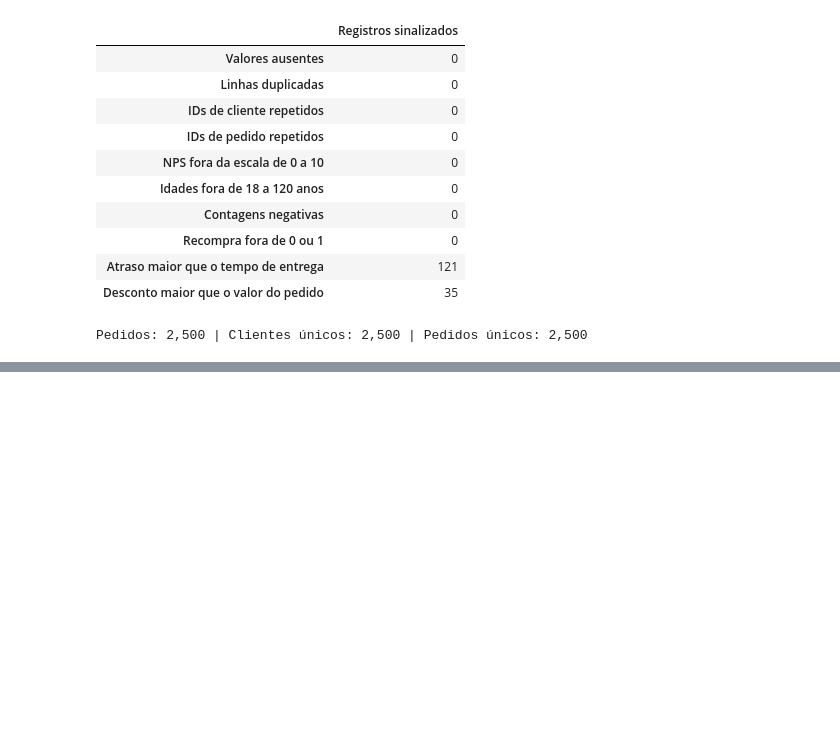
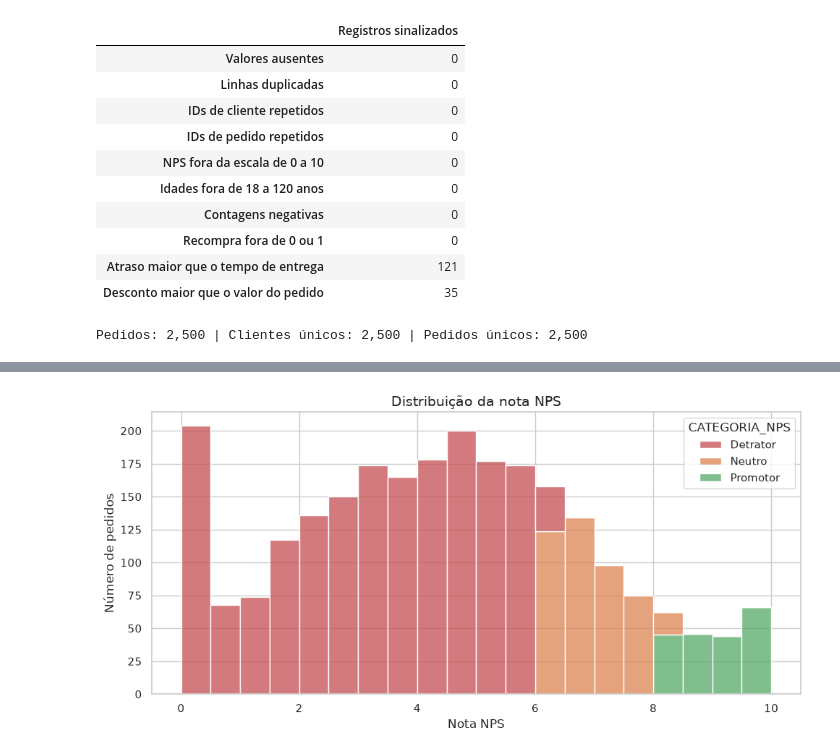
Before and after one commit to Caetanodassis/tech-challenge-fase1-nps-preditivo, a Jupyter notebook: notebooks/01_eda_negocio.ipynb, the cells around one changed output, grey strips where cells are left out. Cells and saved outputs as stored; diff of their text form; code cells hidden in the pictures; blank space fills up the shorter version.

```diff
--- a/notebooks/01_eda_negocio.ipynb
+++ b/notebooks/01_eda_negocio.ipynb
@@ -658,0 +233,22 @@ Name: RECOMPRA_30D, dtype: str
+# %%
+df_colunas_renomeadas['CATEGORIA_NPS'] = pd.cut(
+    df_colunas_renomeadas['PONTUACAO_NPS'],
+    bins=[-float('inf'), 6, 8, float('inf')],
+    labels=['Detrator', 'Neutro', 'Promotor'],
+)
+
+# Marcações simples que uso nas comparações das próximas seções
+df_colunas_renomeadas['DETRATOR'] = (df_colunas_renomeadas['PONTUACAO_NPS'] <= 6).astype(int)
+df_colunas_renomeadas['TEVE_ATRASO'] = df_colunas_renomeadas['ATRASO_ENTREGA_DIAS'] > 0
+df_colunas_renomeadas['TEVE_RECLAMACAO'] = df_colunas_renomeadas['CONTAGEM_RECLAMACOES'] > 0
+df_colunas_renomeadas['MAIS_DE_1_TENTATIVA'] = df_colunas_renomeadas['TENTATIVAS_ENTREGA'] > 1
+
+resumo_nps = df_colunas_renomeadas['CATEGORIA_NPS'].value_counts().reindex(['Detrator', 'Neutro', 'Promotor']).to_frame('Pedidos')
+resumo_nps['Percentual'] = resumo_nps['Pedidos'] / len(df_colunas_renomeadas) * 100
+display(resumo_nps.round(1))
+
+pct_promotores = resumo_nps.loc['Promotor', 'Percentual']
+pct_detratores = resumo_nps.loc['Detrator', 'Percentual']
+print(f"Nota média: {df_colunas_renomeadas['PONTUACAO_NPS'].mean():.2f}")
+print(f'NPS líquido (% promotores - % detratores): {pct_promotores - pct_detratores:.1f} pontos')
+print(f"Se o corte fosse nota < 7, os detratores seriam {(df_colunas_renomeadas['PONTUACAO_NPS'] < 7).mean() * 100:.1f}%")
@@ -658,0 +264,16 @@ Name: RECOMPRA_30D, dtype: str
+# %%
+plt.figure(figsize=(10, 5))
+sns.histplot(
+    data=df_colunas_renomeadas, x='PONTUACAO_NPS', hue='CATEGORIA_NPS',
+    hue_order=['Detrator', 'Neutro', 'Promotor'],
+    palette={'Detrator': VERMELHO, 'Neutro': LARANJA, 'Promotor': VERDE},
+    binwidth=0.5, multiple='stack', edgecolor='white',
+)
+plt.title('Distribuição da nota NPS', fontsize=14)
+plt.xlabel('Nota NPS')
+plt.ylabel('Número de pedidos')
+plt.tight_layout()
+salvar_figura('01_distribuicao_nps')
+plt.show()
+# %% [output]
+[figure, added]
```
Also changed, not shown: parts of 94 cells of this notebook, 12 other files.
